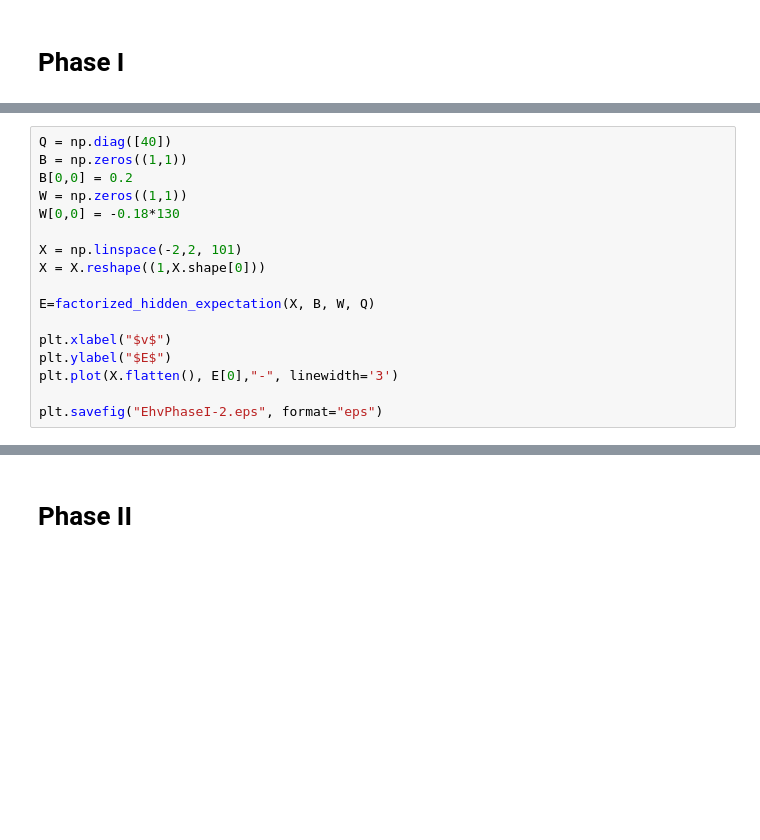
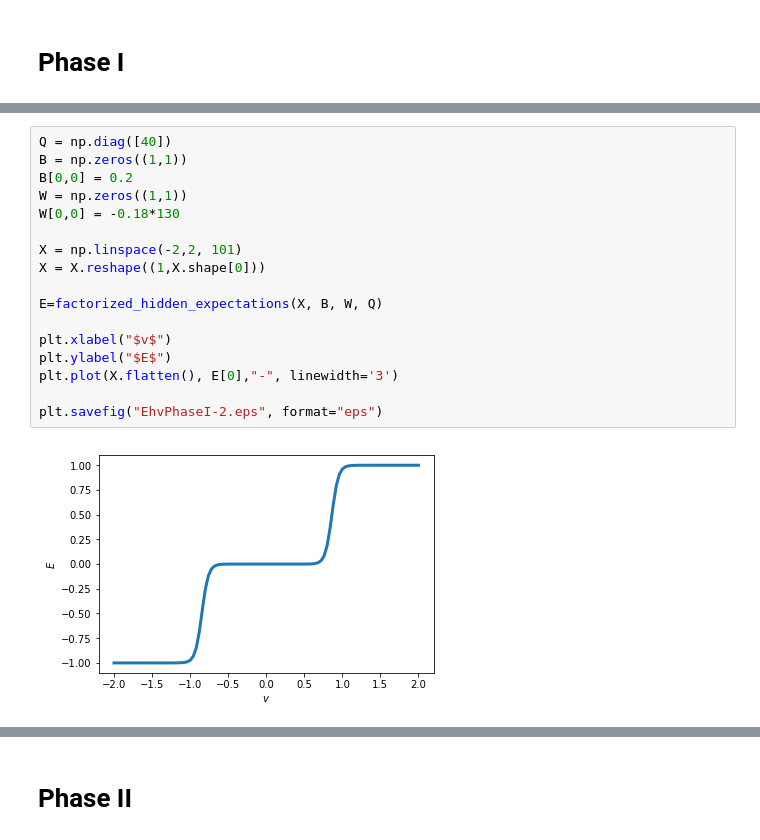
Before and after one commit to RiemannAI/theta, a Jupyter notebook: examples/Ehv_plots.ipynb, the cells around one changed output, grey strips where cells are left out. Cells and saved outputs as stored; diff of their text form; blank space fills up the shorter version.

```diff
--- a/examples/Ehv_plots.ipynb
+++ b/examples/Ehv_plots.ipynb
@@ -102,20 +171,22 @@ E
 # %%
 Q = np.diag([40])
 B = np.zeros((1,1))
 B[0,0] = 0.2
 W = np.zeros((1,1))
 W[0,0] = -0.18*130
 
 X = np.linspace(-2,2, 101)
 X = X.reshape((1,X.shape[0]))
 
-E=factorized_hidden_expectation(X, B, W, Q)
+E=factorized_hidden_expectations(X, B, W, Q)
 
 plt.xlabel("$v$")
 plt.ylabel("$E$")
 plt.plot(X.flatten(), E[0],"-", linewidth='3')
 
 plt.savefig("EhvPhaseI-2.eps", format="eps")
+# %% [output]
+[figure, added]
 # %%
 Q = np.diag([10])
 B = np.zeros((1,1))
```
Also changed, not shown: parts of 12 cells of this notebook, 4 other files.
